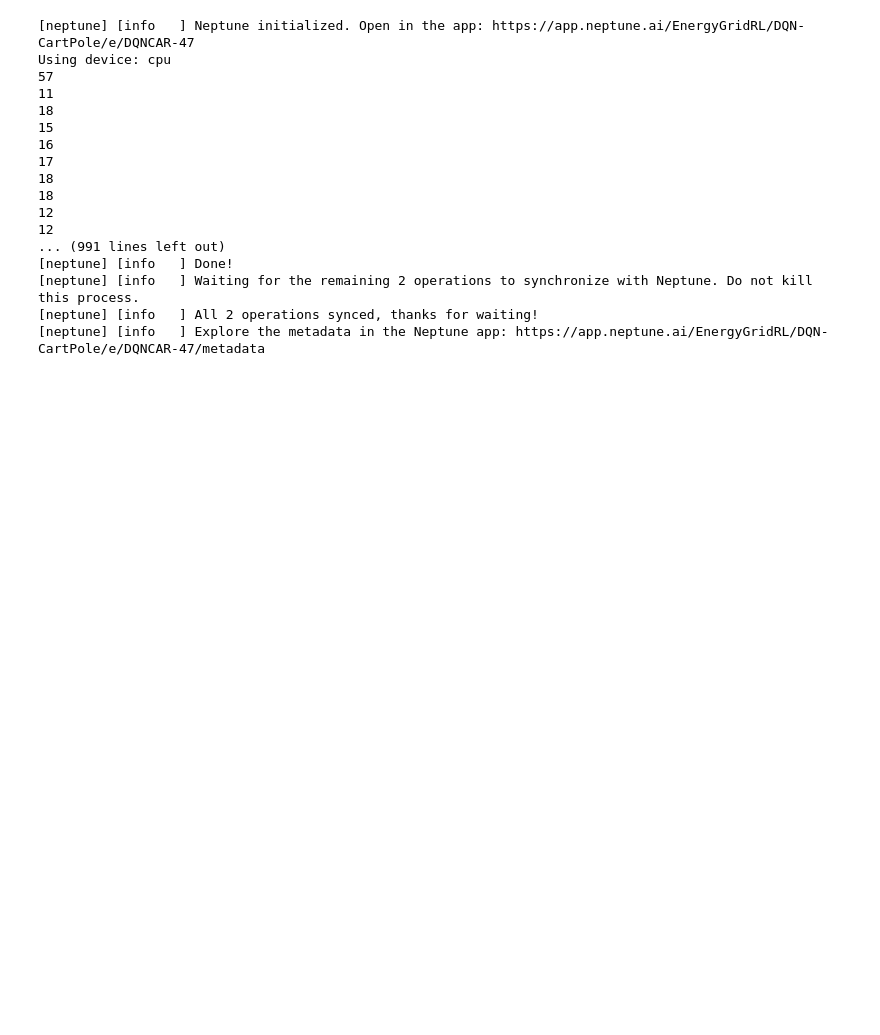
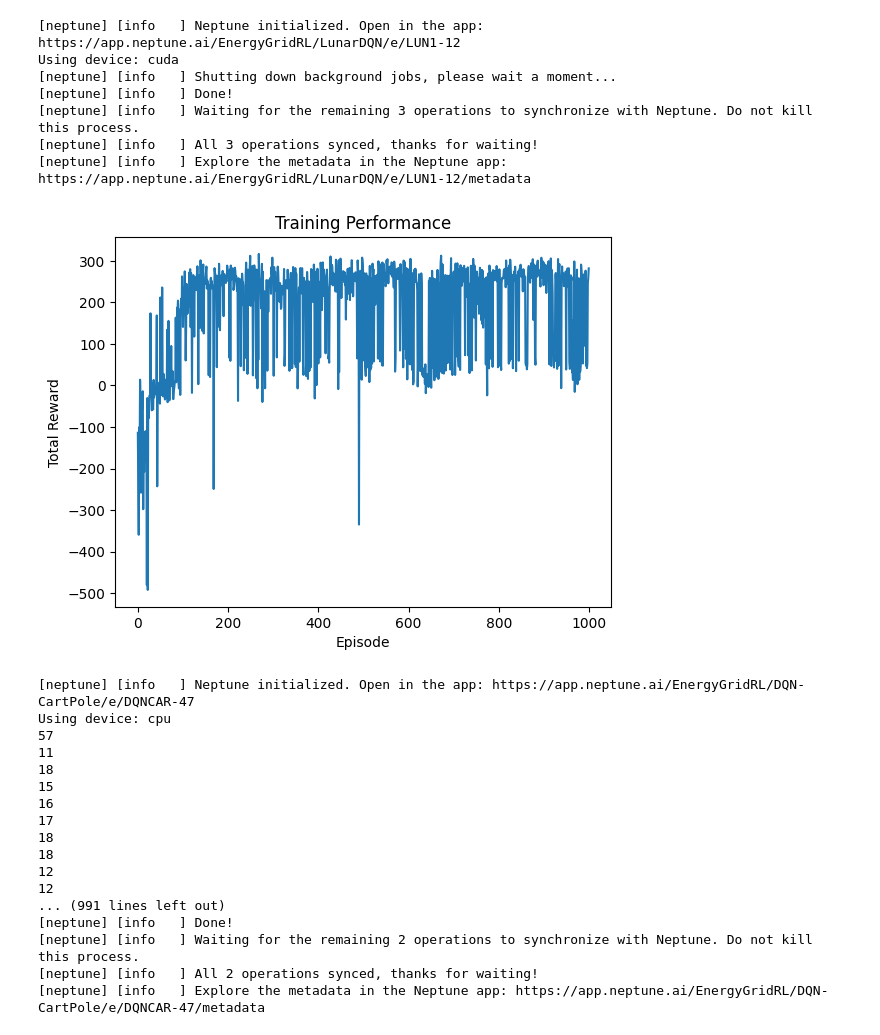
Before and after one commit to ToniGrindrod/Learning_Deep_RL, a Jupyter notebook: DQN.ipynb, the cells around one changed output. Cells and saved outputs as stored; diff of their text form; code cells hidden in the pictures; blank space fills up the shorter version.

Commit message:
Ran for Lunar lander

```diff
--- a/DQN.ipynb
+++ b/DQN.ipynb
@@ -28,3 +73,5 @@ import torch.nn.functional as F
+# %%
+env=gym.make("LunarLander-v3")
 # %%
 Transition = namedtuple('Transition',
                         ('state', 'action', 'next_state', 'reward'))
@@ -241,10 +288,17 @@ class DQNLearner:
                 self.target_net.load_state_dict(target_net_state_dict)
 
                 if done:
-                    episode_return = sum(transition.reward.item() if isinstance(transition.reward, torch.Tensor) else transition.reward
-                     for transition in self.memory.memory[-(t+1):])
+                    # print(f"Testing deque slicing: {list(self.memory.memory[-3:])}")
+                    # print(f"Length of memory: {len(self.memory.memory)}")
+                    # print(f"Memory contents: {list(self.memory.memory)[:5]}")  # Print the first 5 elements to inspect
+                    # print(f"Type of t: {type(t)}, Value of t: {t}")
+                    # print(type(self.memory.memory))
+                    # print(type(t), t)
+                    episode_return = sum(transition.reward.item() if isinstance(transition.reward, torch.Tensor) else transition.reward for transition in islice(self.memory.memory, len(self.memory.memory) - (t+1), len(self.memory.memory)))
                     #self.memory.memory is the list storing all transitions experienced by the agent. Each transition is a tuple containing the state, action, next state and reward
-                    #-(t+1) slices the memory to get only the transitions from the current episode. t is the current time step within the episode, so -(t+1) gets the last t+1 transitions
+                    #itertools.islice(iterable, start, stop) iterable: the collection you want to iterate over; start:starting index (inclusive); stop: stopping index (exclusive)
+                    #get only the transitions from the current episode. t is the current time step within the episode, so -(t+1) gets the last t+1 transitions.
+                    #The epuside consists of t+1 transitions because the time steps start at 0
                     #the conditional expression checks if the reward from a Transition object is a torch.Tensor, and if so, it converts it to a regular Python number (e.g., float). If it's not a torch.Tensor, it simply uses the reward as it is.
                     episode_returns.append(episode_return)
                     self.run["episode_returns"].log(episode_return)
@@ -263,3 +357,14 @@ Complete
+# %%
+mainLunarLander(5e-4,64,1000)
+# %% [output]
+[neptune] [info   ] Neptune initialized. Open in the app: https://app.neptune.ai/EnergyGridRL/LunarDQN/e/LUN1-12
+Using device: cuda
+[neptune] [info   ] Shutting down background jobs, please wait a moment...
+[neptune] [info   ] Done!
+[neptune] [info   ] Waiting for the remaining 3 operations to synchronize with Neptune. Do not kill this process.
+[neptune] [info   ] All 3 operations synced, thanks for waiting!
+[neptune] [info   ] Explore the metadata in the Neptune app: https://app.neptune.ai/EnergyGridRL/LunarDQN/e/LUN1-12/metadata
+[figure, added]
 # %%
 def mainCartPole(learning_rate,batch_size, eps_decay):
     my_api="eyJhcGlfYWRkcmVzcyI6Imh0dHBzOi8vYXBwLm5lcHR1bmUuYWkiLCJhcGlfdXJsIjoiaHR0cHM6Ly9hcHAubmVwdHVuZS5haSIsImFwaV9rZXkiOiJjZDg3ZjNlYi04MWI3LTQ1ODctOGIxNS1iNTY3ZjgzMGYzMzYifQ=="
```
Also changed, not shown: parts of 5 cells of this notebook.
